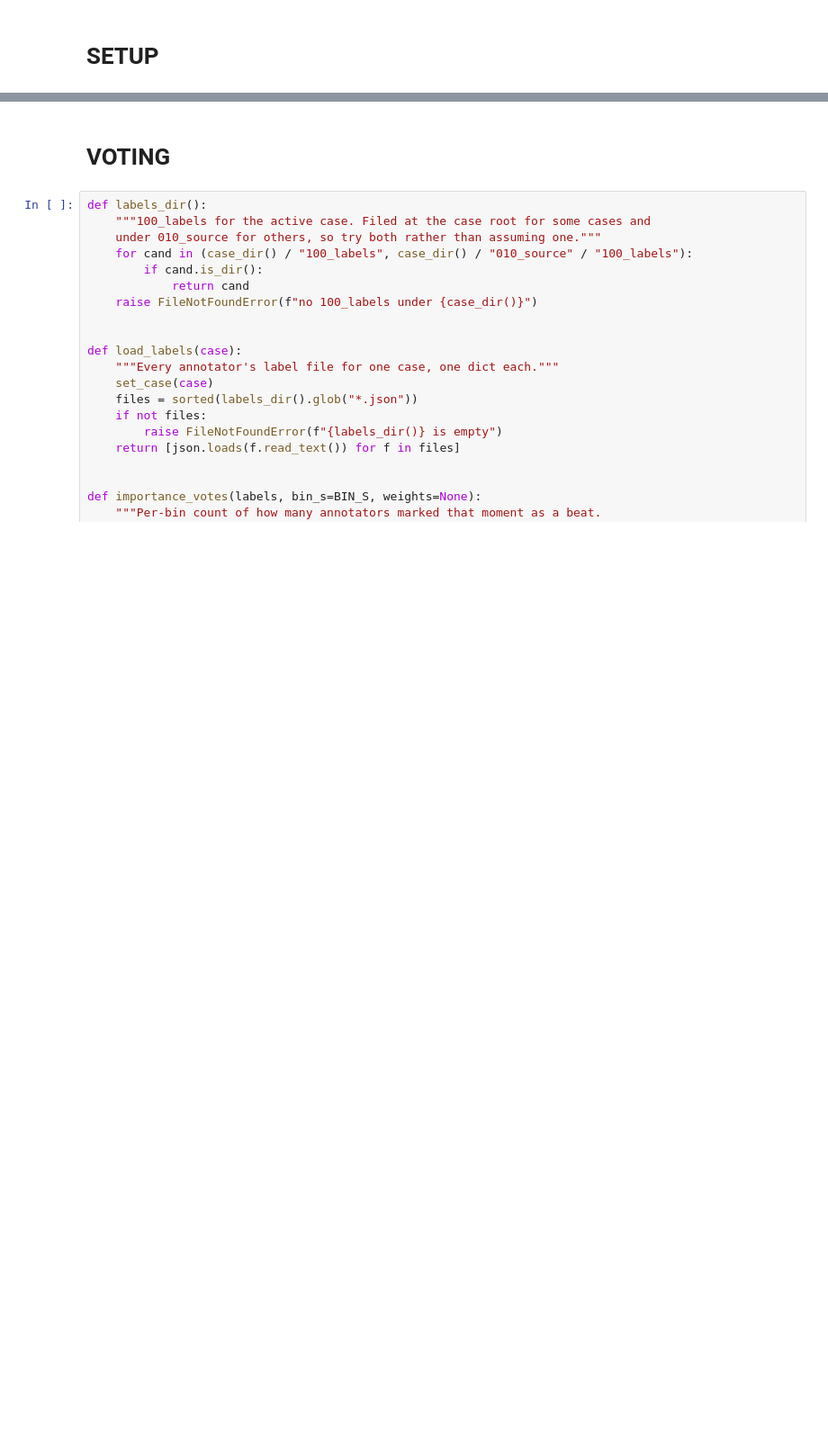
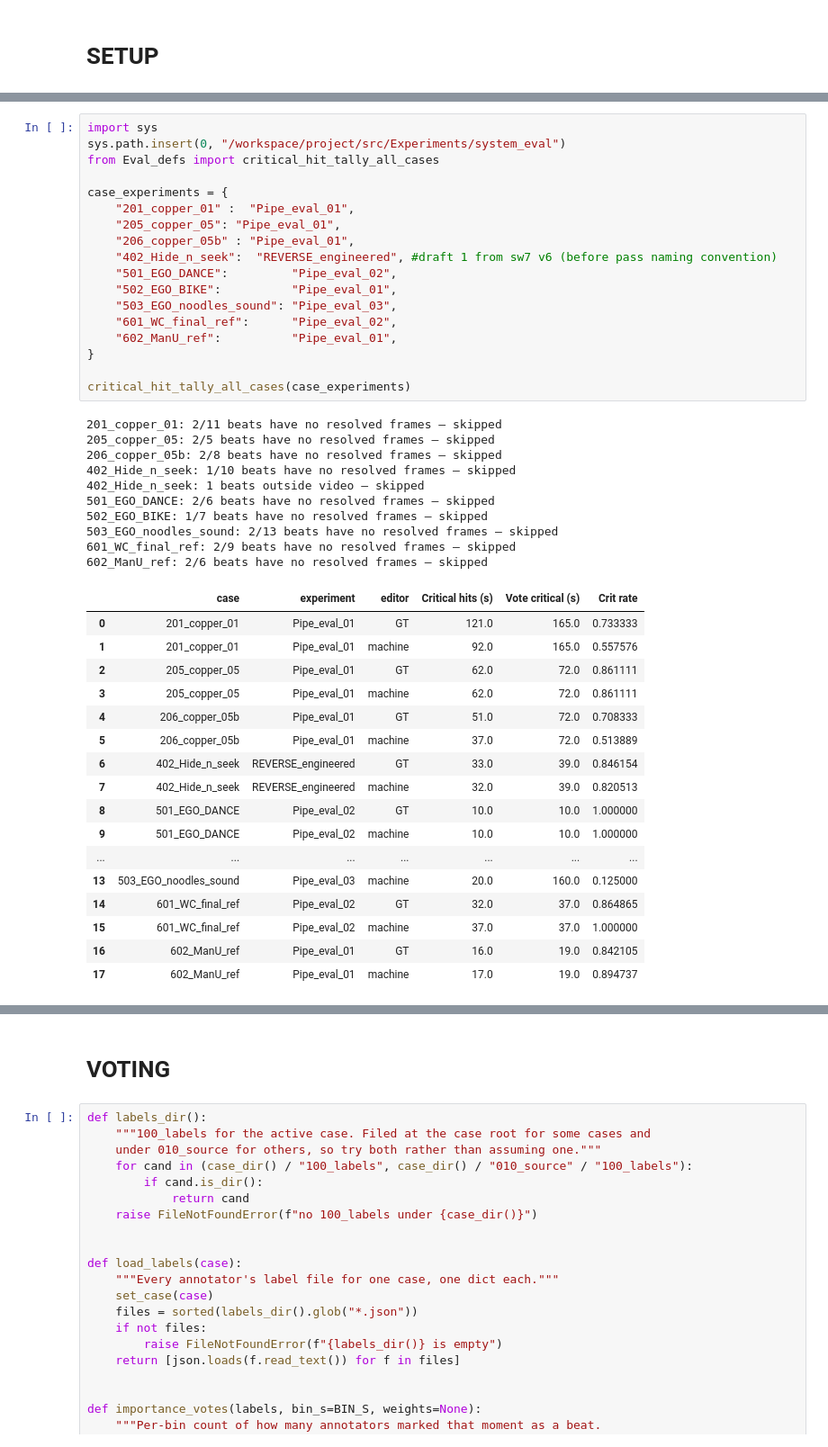
Before and after one commit to SenorBarker/Project, a Jupyter notebook: src/Experiments/system_eval/sys_eval_dev.ipynb, the cells around one changed output, grey strips where cells are left out. Shown at 90% size. Saved outputs shown, nothing was run; the diff lists cells and outputs as text; blank space fills up the shorter version.

```diff
--- a/src/Experiments/system_eval/sys_eval_dev.ipynb
+++ b/src/Experiments/system_eval/sys_eval_dev.ipynb
@@ -33,0 +31,46 @@ The autoreload extension is already loaded. To reload it, use:
+# %%
+import sys
+sys.path.insert(0, "/workspace/project/src/Experiments/system_eval")
+from Eval_defs import critical_hit_tally_all_cases
+
+case_experiments = {
+    "201_copper_01" :  "Pipe_eval_01",
+    "205_copper_05": "Pipe_eval_01",
+    "206_copper_05b" : "Pipe_eval_01",
+    "402_Hide_n_seek":  "REVERSE_engineered", #draft 1 from sw7 v6 (before pass naming convention)
+    "501_EGO_DANCE":         "Pipe_eval_02",
+    "502_EGO_BIKE":          "Pipe_eval_01",
+    "503_EGO_noodles_sound": "Pipe_eval_03",
+    "601_WC_final_ref":      "Pipe_eval_02",
+    "602_ManU_ref":          "Pipe_eval_01",
+}
+
+critical_hit_tally_all_cases(case_experiments)
+# %% [output]
+201_copper_01: 2/11 beats have no resolved frames — skipped
+205_copper_05: 2/5 beats have no resolved frames — skipped
+206_copper_05b: 2/8 beats have no resolved frames — skipped
+402_Hide_n_seek: 1/10 beats have no resolved frames — skipped
+402_Hide_n_seek: 1 beats outside video — skipped
+501_EGO_DANCE: 2/6 beats have no resolved frames — skipped
+502_EGO_BIKE: 1/7 beats have no resolved frames — skipped
+503_EGO_noodles_sound: 2/13 beats have no resolved frames — skipped
+601_WC_final_ref: 2/9 beats have no resolved frames — skipped
+602_ManU_ref: 2/6 beats have no resolved frames — skipped
+|  | case | experiment | editor | Critical hits (s) | Vote critical (s) | Crit rate |
+| 0 | 201_copper_01 | Pipe_eval_01 | GT | 121.0 | 165.0 | 0.733333 |
+| 1 | 201_copper_01 | Pipe_eval_01 | machine | 92.0 | 165.0 | 0.557576 |
+| 2 | 205_copper_05 | Pipe_eval_01 | GT | 62.0 | 72.0 | 0.861111 |
+| 3 | 205_copper_05 | Pipe_eval_01 | machine | 62.0 | 72.0 | 0.861111 |
+| 4 | 206_copper_05b | Pipe_eval_01 | GT | 51.0 | 72.0 | 0.708333 |
+| 5 | 206_copper_05b | Pipe_eval_01 | machine | 37.0 | 72.0 | 0.513889 |
+| 6 | 402_Hide_n_seek | REVERSE_engineered | GT | 33.0 | 39.0 | 0.846154 |
+| 7 | 402_Hide_n_seek | REVERSE_engineered | machine | 32.0 | 39.0 | 0.820513 |
+| 8 | 501_EGO_DANCE | Pipe_eval_02 | GT | 10.0 | 10.0 | 1.000000 |
+| 9 | 501_EGO_DANCE | Pipe_eval_02 | machine | 10.0 | 10.0 | 1.000000 |
+| ... | ... | ... | ... | ... | ... | ... |
+| 13 | 503_EGO_noodles_sound | Pipe_eval_03 | machine | 20.0 | 160.0 | 0.125000 |
+| 14 | 601_WC_final_ref | Pipe_eval_02 | GT | 32.0 | 37.0 | 0.864865 |
+| 15 | 601_WC_final_ref | Pipe_eval_02 | machine | 37.0 | 37.0 | 1.000000 |
+| 16 | 602_ManU_ref | Pipe_eval_01 | GT | 16.0 | 19.0 | 0.842105 |
+| 17 | 602_ManU_ref | Pipe_eval_01 | machine | 17.0 | 19.0 | 0.894737 |
```
Also changed, not shown: parts of 3 cells of this notebook, 34 other files.
